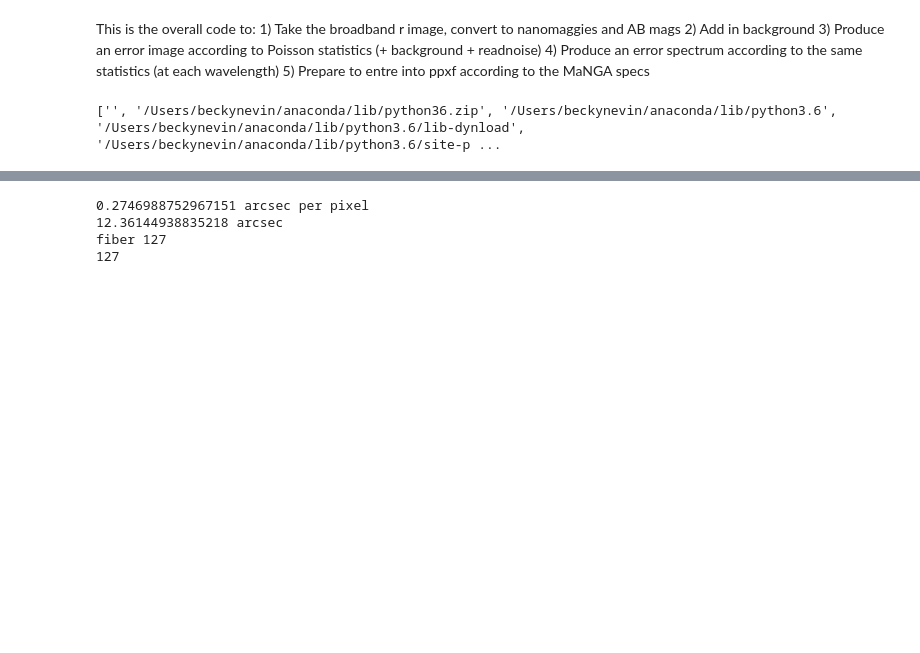
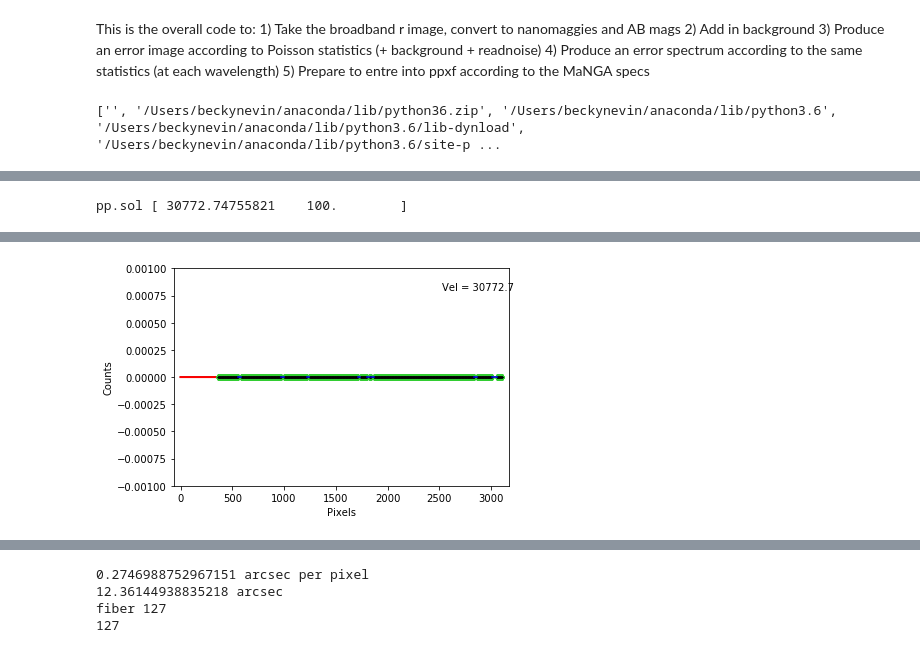
Before and after one commit to beckynevin/imaging_identification_mergers, a Jupyter notebook: Kin_test_manga.ipynb, the cells around one changed output, grey strips where cells are left out. Saved outputs shown, nothing was run; the diff lists cells and outputs as text; code cells hidden in the pictures; blank space fills up the shorter version.

```diff
--- a/Kin_test_manga.ipynb
+++ b/Kin_test_manga.ipynb
@@ -204,0 +234,78 @@ and eventually to the stellar velocity solutions:
+# %%
+'''First priority is the PPXF fix'''
+
+print(shape(logcube['FLUX'].data))
+
+
+'''create a loop to find the stellar velocity at all points'''
+xmin=0
+xmax=44
+ymin=0
+ymax=44
+
+os.chdir(os.path.expanduser('~/Documents/LAURA_SIMS'))
+print(os.getcwd())
+#os.chdir(os.path.expanduser('~/Documents/LAURA_Sims/'))
+
+stell_vel = np.zeros((len(logcube['FLUX'].data[0,:,0]),len(logcube['FLUX'].data[0,0,:])))
+stell_vel_e = np.zeros((len(logcube['FLUX'].data[0,:,0]),len(logcube['FLUX'].data[0,0,:])))
+stell_disp = np.zeros((len(logcube['FLUX'].data[0,:,0]),len(logcube['FLUX'].data[0,0,:])))
+stell_disp_e = np.zeros((len(logcube['FLUX'].data[0,:,0]),len(logcube['FLUX'].data[0,0,:])))
+#for i in range(len(CAMERA0.data[0,:,0])):
+#    for j in range(len(CAMERA0.data[0,0,:])):
+for i in range(44):#was 20
+    for j in range(44):
+        '''i=i+22
+        j=j+22
+        '''
+
+        Ang=logcube['WAVE'].data
+        y=extract_spec_one(logcube['FLUX'].data,i,j)
+        x=y[0]
+        spec_non_convolved=y[1]
+        spec_convolved=y[2]
+
+
+
+
+
+
+
+
+        c = 299792.458*1000#to get into m/s
+
+
+
+
+
+
+
+        c=2.99792458e5
+        #we need to convert to counts so we can extract
+        #an error spectrum
+
+        '''plt.plot(x, spec_convolved, label='Input MilesHC')
+        plt.plot(x, np.sqrt(spec_convolved), label='Error MILESHC')
+        plt.legend()
+        plt.show()'''
+        y=ppxf_mileshc_nonvis(x,spec_convolved,np.sqrt(spec_convolved),5,'yes',0,'yes',8,-1,0,0,0, c*np.log(1 + 0.1081),  100, 2, i, j)
+
+        #y=ppxf_mileshc(x,spec_non_convolved,np.sqrt(spec_non_convolved),5,'yes',0,'yes',8,-1,0,0,0, c*np.log(1 + 0.03),  100, 2)
+        '''also calculate the redshift from this'''
+
+        #print('y output', y)
+        z_input=0.1081
+
+        red_vel_input=c*np.log(1 + z_input)
+
+        z_stars=np.exp( y[2]     /c)-1
+
+        stell_vel[xs,ys]=(y[2]-red_vel_input)/(1+z_stars)
+
+        print('stellar velocity offset', (y[2]-red_vel_input)/(1+z_stars))
+        #stell_vel_e[xs,ys]=abs((y[2]/y[3])*((y[3]-red_vel_input)/(1+z_stars)))
+        stell_vel_e[xs,ys]=(y[4])
+        stell_disp[xs,ys]=y[3]
+        stell_disp_e[xs,ys]=y[5]
+        #this is the percent error multiplied by the corrected stellar velocity
+# %% [output]
@@ -204,0 +314 @@ and eventually to the stellar velocity solutions:
+pp.sol [ 30772.74755821    100.        ]
@@ -204,0 +318 @@ and eventually to the stellar velocity solutions:
+[figure, added]
```
Also changed, not shown: parts of 6 cells of this notebook.
